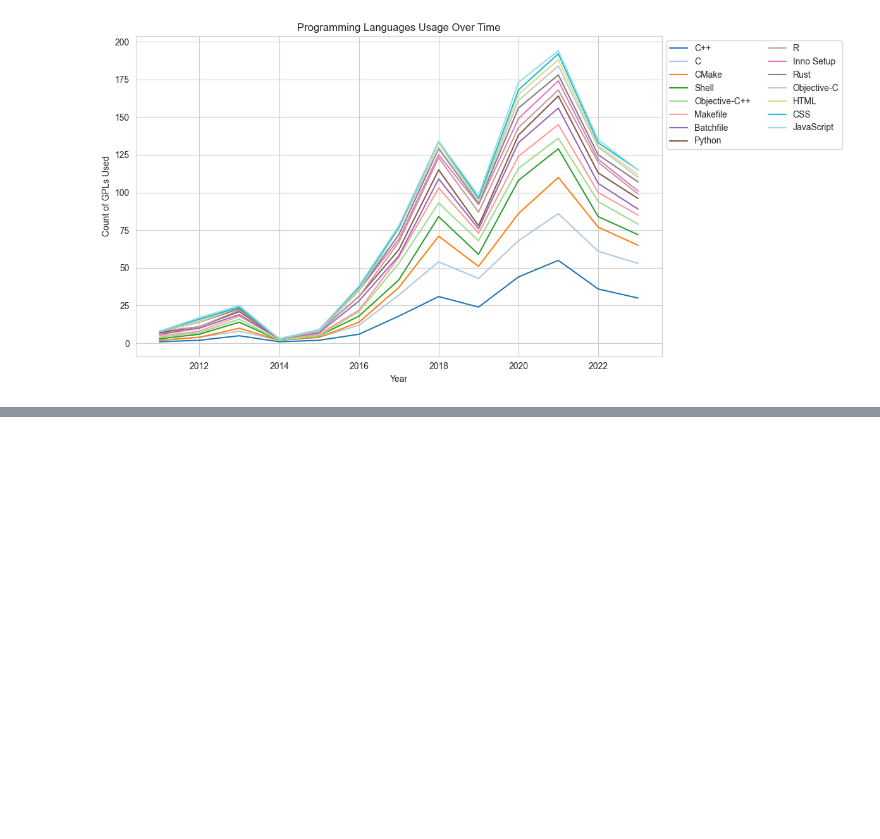
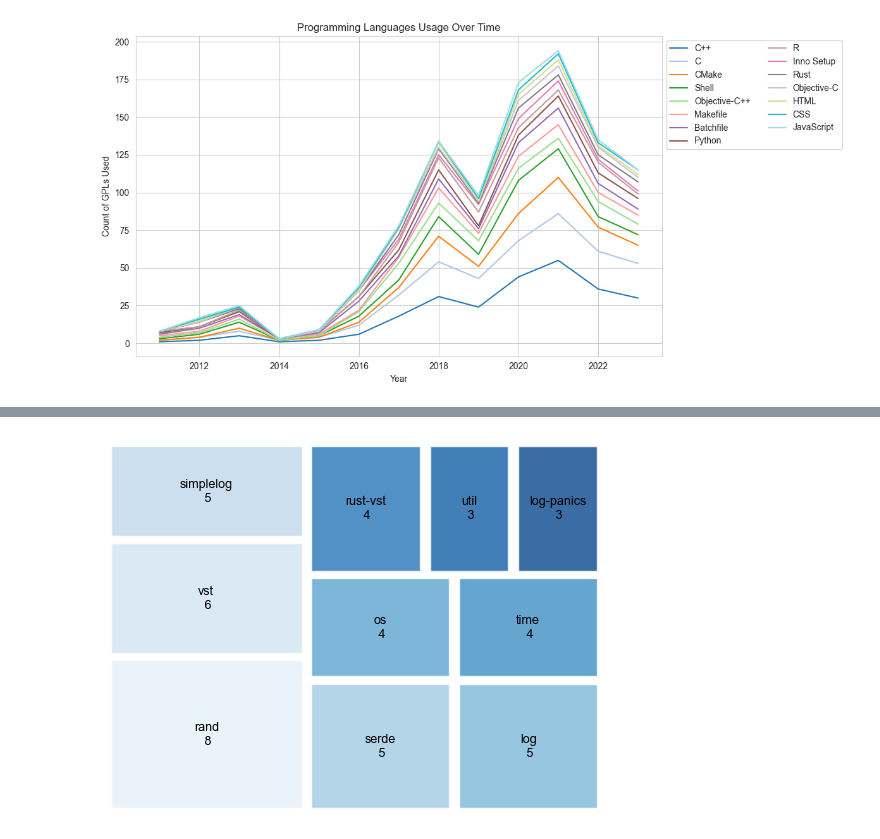
Before and after one commit to iivanoo/VST-plugins-replication-package, a Jupyter notebook: Quantitative analysis/rq2.ipynb, the cells around one changed output, grey strips where cells are left out. Saved outputs shown, nothing was run; the diff lists cells and outputs as text; code cells hidden in the pictures; blank space fills up the shorter version.

```diff
--- a/Quantitative analysis/rq2.ipynb
+++ b/Quantitative analysis/rq2.ipynb
@@ -349,0 +483,3 @@ plt.show()
+# %%
+df_repos['libraries_2'] = df_repos['libraries'].apply(lambda libraries: [ x.strip() for x in libraries.split(',')] if libraries and type(libraries) == str else [])
+df_repos['libraries_2']
@@ -349,0 +499,9 @@ plt.show()
+# %%
+flattened_libraries = [item for sublist in df_repos['libraries_2'] for item in sublist]
+# count occurrences of each value
+counted_values = Counter(flattened_libraries)
+
+df_libraries_summary = pd.DataFrame(counted_values.items(), columns=['libraries_2', 'Count'])
+df_libraries_summary.sort_values(by='Count', ascending=False, inplace=True)
+top_10_libraries = df_libraries_summary.head(10).copy()
+top_10_libraries
@@ -349,0 +520,10 @@ plt.show()
+# %%
+import squarify
+top_10_libraries['libraries_count'] = top_10_libraries.apply(lambda lib: f"{lib['libraries_2']}\n {lib['Count']}", axis=1)
+
+squarify.plot(sizes=top_10_libraries['Count'], label=top_10_libraries['libraries_count'], alpha=.8, color=sns.color_palette("Blues", len(top_10_libraries['libraries_2'])), text_kwargs = {'fontsize': 9, 'color':'black', },pad = 0.01) #pad = 0.1
+plt.axis("off")
+plt.savefig('libraries.png',bbox_inches = 'tight')
+plt.show()
+# %% [output]
+[figure, added]
```
Also changed, not shown: parts of 19 cells of this notebook, 1 other file.
